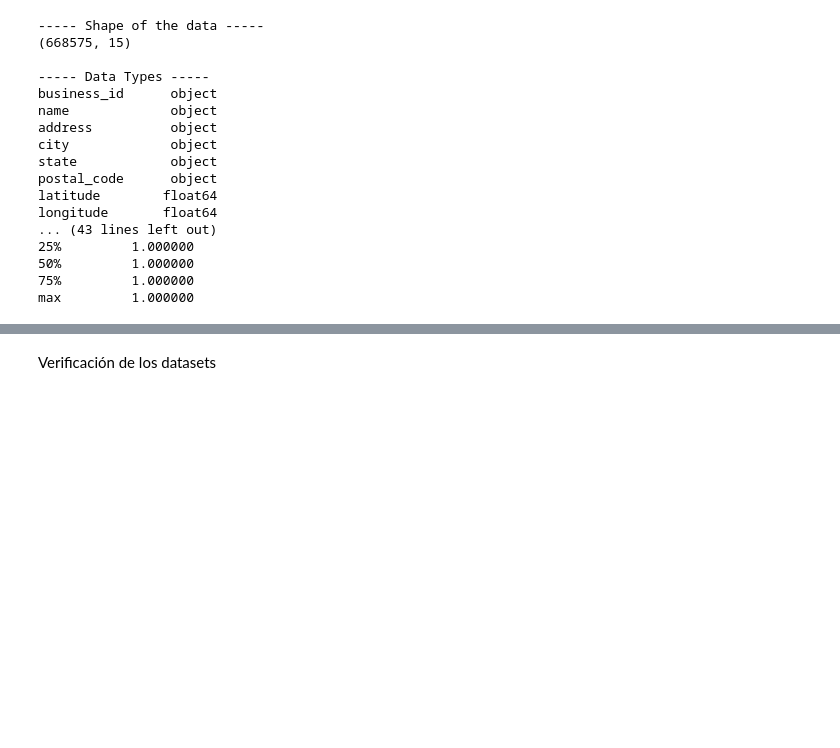
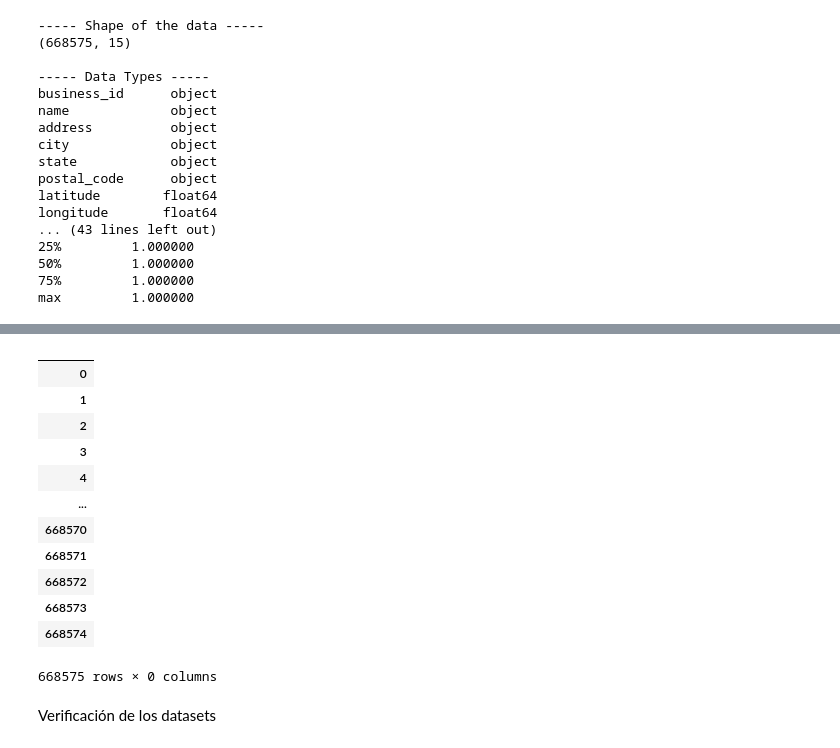
Before and after one commit to bautiarmanicode/HENRY-PROYECTO-FINAL, a Jupyter notebook: 1_Jupyter_Notebooks/2.2 EDA_Yelp.ipynb, the cells around one changed output, grey strips where cells are left out. Drawn from its saved outputs; the diff is of its cells as text; code cells hidden in the pictures; blank space fills up the shorter version.

```diff
--- a/1_Jupyter_Notebooks/2.2 EDA_Yelp.ipynb
+++ b/1_Jupyter_Notebooks/2.2 EDA_Yelp.ipynb
@@ -155,3 +304,33 @@ df_business
+# %%
+# Normalizar la columna 'attributes'
+attributes_df = pd.json_normalize(df_business['attributes'])
+# Renombrar columnas para que no haya conflictos
+attributes_df.columns = ['attributes_' + col for col in attributes_df.columns]
+# Concatenar el DataFrame original con el DataFrame normalizado
+# df_business = pd.concat([df_business.drop(columns=['attributes']), attributes_df], axis=1)
+
+# Normalizar la columna 'hours'
+# hours_df = pd.json_normalize(df_business['hours'])
+# Renombrar columnas para que no haya conflictos
+# hours_df.columns = ['hours_' + col for col in hours_df.columns]
+# Concatenar el DataFrame original con el DataFrame normalizado
+# df_business = pd.concat([df_business.drop(columns=['hours']), hours_df], axis=1)
+# %%
+attributes_df
+# %% [output]
+|  |
+| 0 |
+| 1 |
+| 2 |
+| 3 |
+| 4 |
+| ... |
+| 668570 |
+| 668571 |
+| 668572 |
+| 668573 |
+| 668574 |
+668575 rows × 0 columns
 # %% [markdown]
 Verificación de los datasets
 # %%
```
Also changed, not shown: parts of 16 cells of this notebook.
